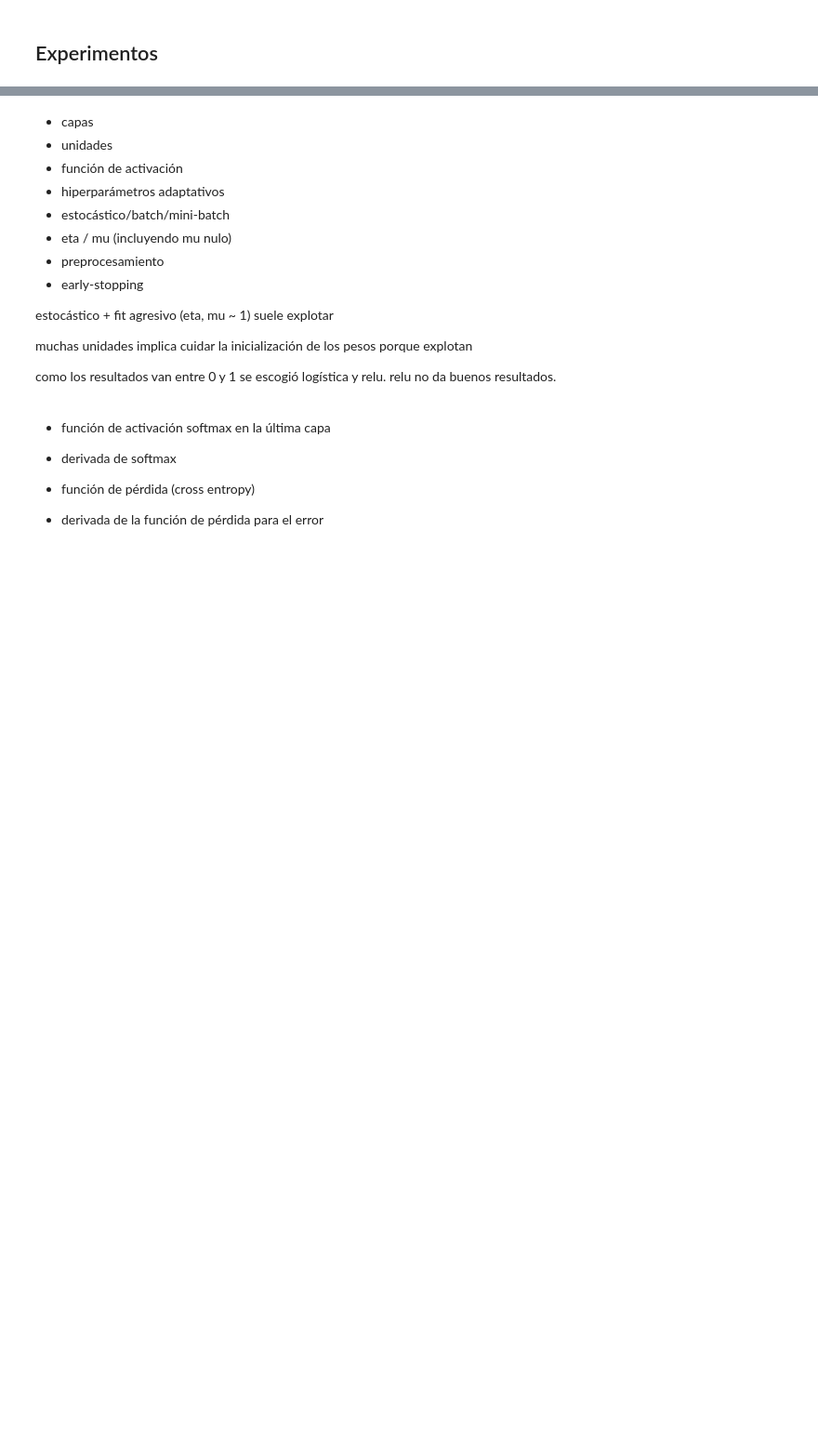
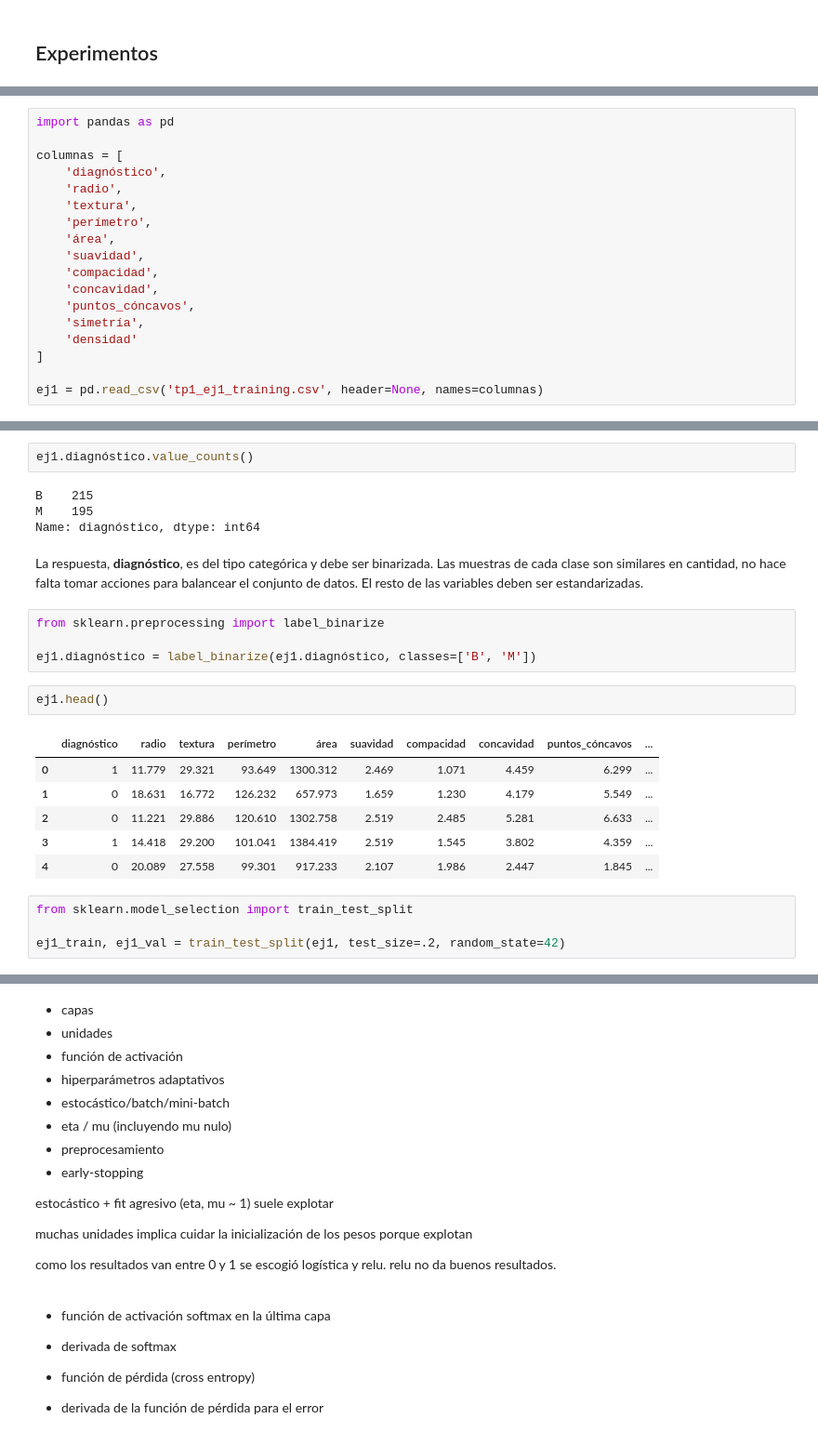
Before and after one commit to matiasbattocchia/redes-neuronales, a Jupyter notebook: tp1/TP 1.ipynb, the cells around one changed output, grey strips where cells are left out. Shown at 93% size. Cells and saved outputs as stored; diff of their text form; blank space fills up the shorter version.

```diff
--- a/tp1/TP 1.ipynb
+++ b/tp1/TP 1.ipynb
@@ -519,0 +494,18 @@ X2_train, X2_test, y2_train, y2_test = train_test_split(X_tp2, y_tp2, test_size=
+# %%
+import pandas as pd
+
+columnas = [
+    'diagnóstico',
+    'radio',
+    'textura',
+    'perímetro',
+    'área',
+    'suavidad',
+    'compacidad',
+    'concavidad',
+    'puntos_cóncavos',
+    'simetría',
+    'densidad'
+]
+
+ej1 = pd.read_csv('tp1_ej1_training.csv', header=None, names=columnas)
@@ -519,0 +527,25 @@ X2_train, X2_test, y2_train, y2_test = train_test_split(X_tp2, y_tp2, test_size=
+# %%
+ej1.diagnóstico.value_counts()
+# %% [output]
+B    215
+M    195
+Name: diagnóstico, dtype: int64
+# %% [markdown]
+La respuesta, **diagnóstico**, es del tipo categórica y debe ser binarizada. Las muestras de cada clase son similares en cantidad, no hace falta tomar acciones para balancear el conjunto de datos. El resto de las variables deben ser estandarizadas.
+# %%
+from sklearn.preprocessing import label_binarize
+
+ej1.diagnóstico = label_binarize(ej1.diagnóstico, classes=['B', 'M'])
+# %%
+ej1.head()
+# %% [output]
+|  | diagnóstico | radio | textura | perímetro | área | suavidad | compacidad | concavidad | puntos_cóncavos | ... |
+| 0 | 1 | 11.779 | 29.321 | 93.649 | 1300.312 | 2.469 | 1.071 | 4.459 | 6.299 | ... |
+| 1 | 0 | 18.631 | 16.772 | 126.232 | 657.973 | 1.659 | 1.230 | 4.179 | 5.549 | ... |
+| 2 | 0 | 11.221 | 29.886 | 120.610 | 1302.758 | 2.519 | 2.485 | 5.281 | 6.633 | ... |
+| 3 | 1 | 14.418 | 29.200 | 101.041 | 1384.419 | 2.519 | 1.545 | 3.802 | 4.359 | ... |
+| 4 | 0 | 20.089 | 27.558 | 99.301 | 917.233 | 2.107 | 1.986 | 2.447 | 1.845 | ... |
+# %%
+from sklearn.model_selection import train_test_split
+
+ej1_train, ej1_val = train_test_split(ej1, test_size=.2, random_state=42)
```
Also changed, not shown: parts of 34 cells of this notebook.
